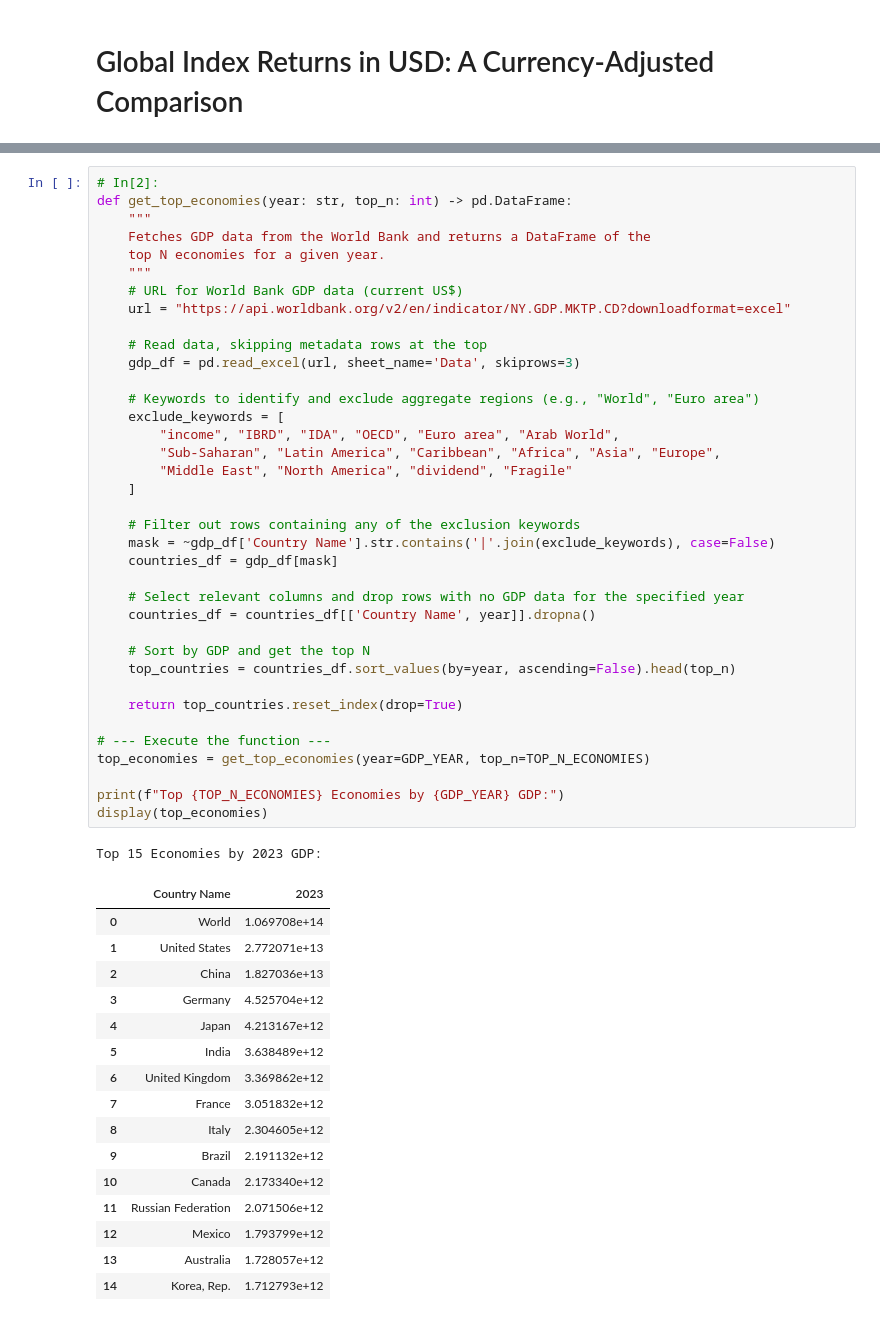
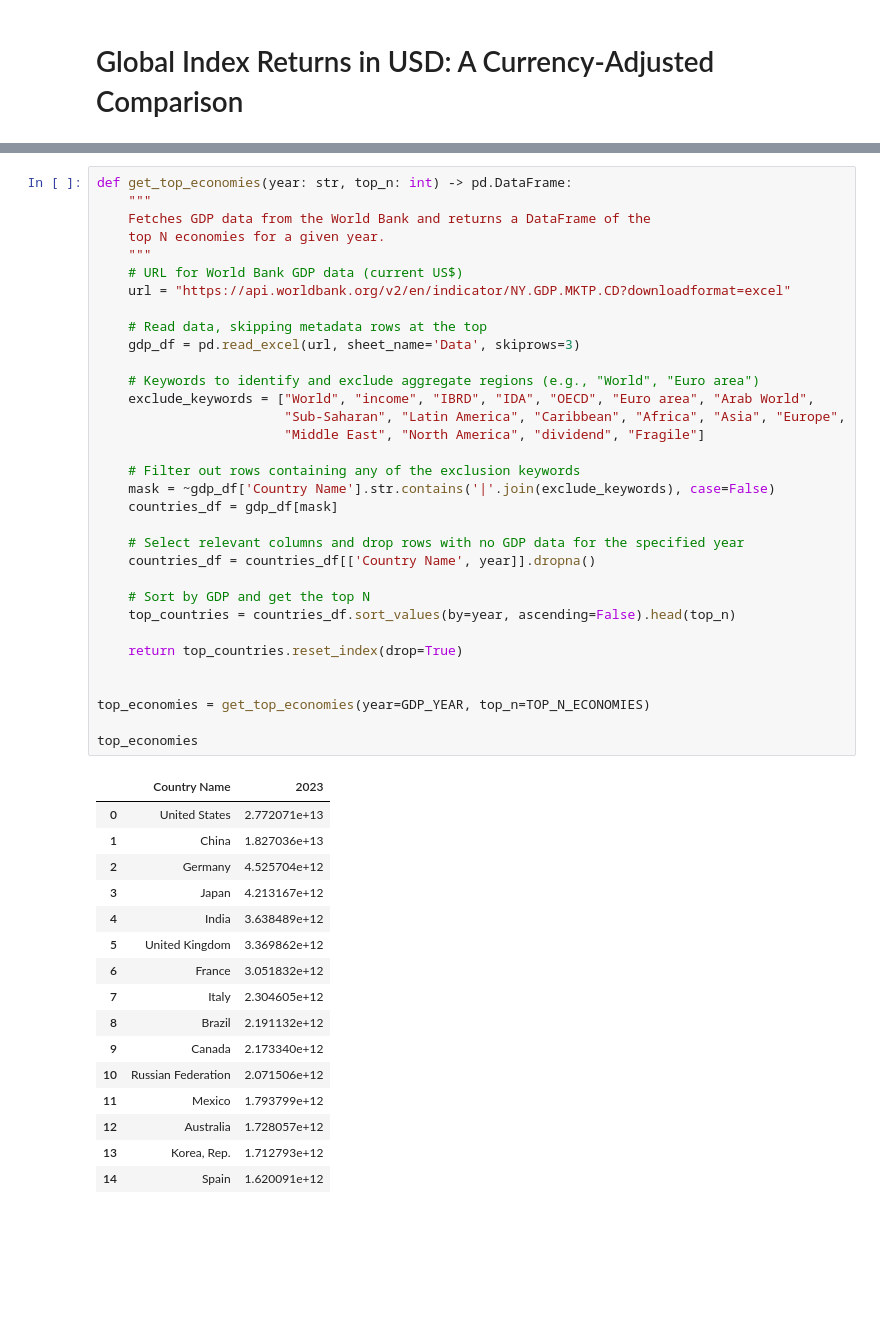
Before and after one commit to AnslemDCunha/Global-Index-Returns-in-USD-A-Currency-Adjusted-Comparison, a Jupyter notebook: Global_Index_Returns_Currency_Adjusted_Comparison.ipynb, the cells around one changed output, grey strips where cells are left out. Drawn from its saved outputs; the diff is of its cells as text; blank space fills up the shorter version.

```diff
--- a/Global_Index_Returns_Currency_Adjusted_Comparison.ipynb
+++ b/Global_Index_Returns_Currency_Adjusted_Comparison.ipynb
@@ -56,55 +52,50 @@ COUNTRY_CURRENCY_MAP = {
 # %%
-# In[2]:
 def get_top_economies(year: str, top_n: int) -> pd.DataFrame:
     """
     Fetches GDP data from the World Bank and returns a DataFrame of the
     top N economies for a given year.
     """
     # URL for World Bank GDP data (current US$)
     url = "https://api.worldbank.org/v2/en/indicator/NY.GDP.MKTP.CD?downloadformat=excel"
 
     # Read data, skipping metadata rows at the top
     gdp_df = pd.read_excel(url, sheet_name='Data', skiprows=3)
 
     # Keywords to identify and exclude aggregate regions (e.g., "World", "Euro area")
-    exclude_keywords = [
-        "income", "IBRD", "IDA", "OECD", "Euro area", "Arab World",
-        "Sub-Saharan", "Latin America", "Caribbean", "Africa", "Asia", "Europe",
-        "Middle East", "North America", "dividend", "Fragile"
-    ]
+    exclude_keywords = ["World", "income", "IBRD", "IDA", "OECD", "Euro area", "Arab World",
+                        "Sub-Saharan", "Latin America", "Caribbean", "Africa", "Asia", "Europe",
+                        "Middle East", "North America", "dividend", "Fragile"]
 
     # Filter out rows containing any of the exclusion keywords
     mask = ~gdp_df['Country Name'].str.contains('|'.join(exclude_keywords), case=False)
     countries_df = gdp_df[mask]
 
     # Select relevant columns and drop rows with no GDP data for the specified year
     countries_df = countries_df[['Country Name', year]].dropna()
 
     # Sort by GDP and get the top N
     top_countries = countries_df.sort_values(by=year, ascending=False).head(top_n)
 
     return top_countries.reset_index(drop=True)
 
-# --- Execute the function ---
+
 top_economies = get_top_economies(year=GDP_YEAR, top_n=TOP_N_ECONOMIES)
 
-print(f"Top {TOP_N_ECONOMIES} Economies by {GDP_YEAR} GDP:")
-display(top_economies)
+top_economies
 # %% [output]
-Top 15 Economies by 2023 GDP:
 |  | Country Name | 2023 |
-| 0 | World | 1.069708e+14 |
-| 1 | United States | 2.772071e+13 |
-| 2 | China | 1.827036e+13 |
-| 3 | Germany | 4.525704e+12 |
-| 4 | Japan | 4.213167e+12 |
-| 5 | India | 3.638489e+12 |
-| 6 | United Kingdom | 3.369862e+12 |
-| 7 | France | 3.051832e+12 |
-| 8 | Italy | 2.304605e+12 |
-| 9 | Brazil | 2.191132e+12 |
-| 10 | Canada | 2.173340e+12 |
-| 11 | Russian Federation | 2.071506e+12 |
-| 12 | Mexico | 1.793799e+12 |
-| 13 | Australia | 1.728057e+12 |
-| 14 | Korea, Rep. | 1.712793e+12 |
+| 0 | United States | 2.772071e+13 |
+| 1 | China | 1.827036e+13 |
+| 2 | Germany | 4.525704e+12 |
+| 3 | Japan | 4.213167e+12 |
+| 4 | India | 3.638489e+12 |
+| 5 | United Kingdom | 3.369862e+12 |
+| 6 | France | 3.051832e+12 |
+| 7 | Italy | 2.304605e+12 |
+| 8 | Brazil | 2.191132e+12 |
+| 9 | Canada | 2.173340e+12 |
+| 10 | Russian Federation | 2.071506e+12 |
+| 11 | Mexico | 1.793799e+12 |
+| 12 | Australia | 1.728057e+12 |
+| 13 | Korea, Rep. | 1.712793e+12 |
+| 14 | Spain | 1.620091e+12 |
```
Also changed, not shown: parts of 8 cells of this notebook.
